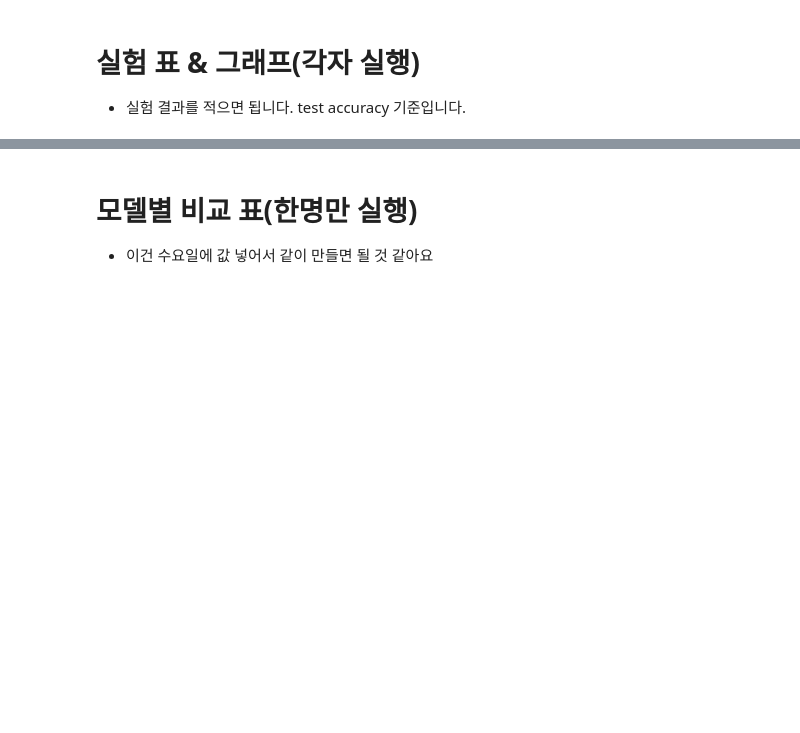
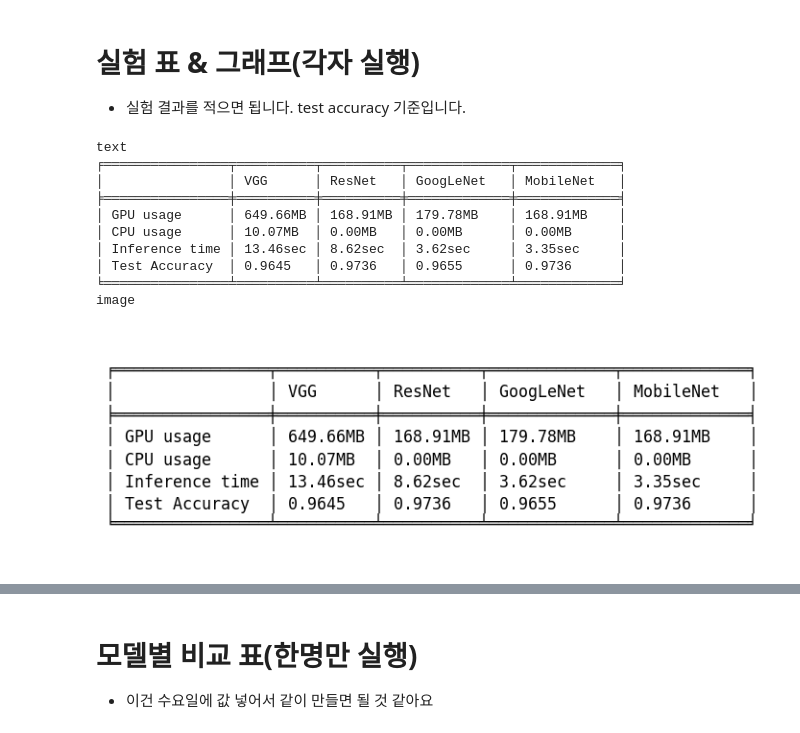
Before and after one commit to jinoov/iie4123-term-project, a Jupyter notebook: visualize.ipynb, the cells around one changed output, grey strips where cells are left out. Cells and saved outputs as stored; diff of their text form; code cells hidden in the pictures; blank space fills up the shorter version.

```diff
--- a/visualize.ipynb
+++ b/visualize.ipynb
@@ -84,35 +109,46 @@ plt.show()
 # %%
 import pandas as pd
 from tabulate import tabulate
 import matplotlib.pyplot as plt
 
 # 데이터 생성
 data = {
-    "Batch Size: 8": [0.95, 0.94],
-    "Batch Size: 16": [0.95, 0.94],
-    "Batch Size: 32": [0.95, 0.94],
-    "Batch Size: 64": [0.95, 0.94],
-    "Batch Size: 128": [0.95, 0.94],
+    "VGG": ['649.66MB', '10.07MB', '13.46sec', '0.9645'],
+    "ResNet": ['168.91MB', '0.00MB', '8.62sec', '0.9736'],
+    "GoogLeNet": ['179.78MB', '0.00MB', '3.62sec', '0.9655'],
+    "MobileNet": ['168.91MB', '0.00MB', '3.35sec', '0.9736'],
 }
-index = ["Learning Rate: 1e-3", "Learning Rate: 1e-4"]
+index = ["GPU usage", "CPU usage", "Inference time", "Test Accuracy"]
 df = pd.DataFrame(data, index=index)
 
 # tabulate로 텍스트 기반 표 생성
 table_text = tabulate(df, headers="keys", tablefmt="fancy_outline")
 
 print("text")
 print(table_text)
 
 # Matplotlib으로 표를 이미지로 렌더링
 fig, ax = plt.subplots(figsize=(6, 3))
 ax.axis("off")  # Remove axes
 ax.text(
     0.5, 0.5, table_text, fontsize=12, va="center", ha="center", fontfamily="monospace"
 )
 
 print("image")
 plt.savefig("table_experiment.png", dpi=300)
 plt.show()
+# %% [output]
+text
+╒════════════════╤══════════╤══════════╤═════════════╤═════════════╕
+│                │ VGG      │ ResNet   │ GoogLeNet   │ MobileNet   │
+╞════════════════╪══════════╪══════════╪═════════════╪═════════════╡
+│ GPU usage      │ 649.66MB │ 168.91MB │ 179.78MB    │ 168.91MB    │
+│ CPU usage      │ 10.07MB  │ 0.00MB   │ 0.00MB      │ 0.00MB      │
+│ Inference time │ 13.46sec │ 8.62sec  │ 3.62sec     │ 3.35sec     │
+│ Test Accuracy  │ 0.9645   │ 0.9736   │ 0.9655      │ 0.9736      │
+╘════════════════╧══════════╧══════════╧═════════════╧═════════════╛
+image
+[figure, added]
 # %%
 import matplotlib.pyplot as plt
 import numpy as np
```
Also changed, not shown: parts of 4 cells of this notebook, 8 other files.
